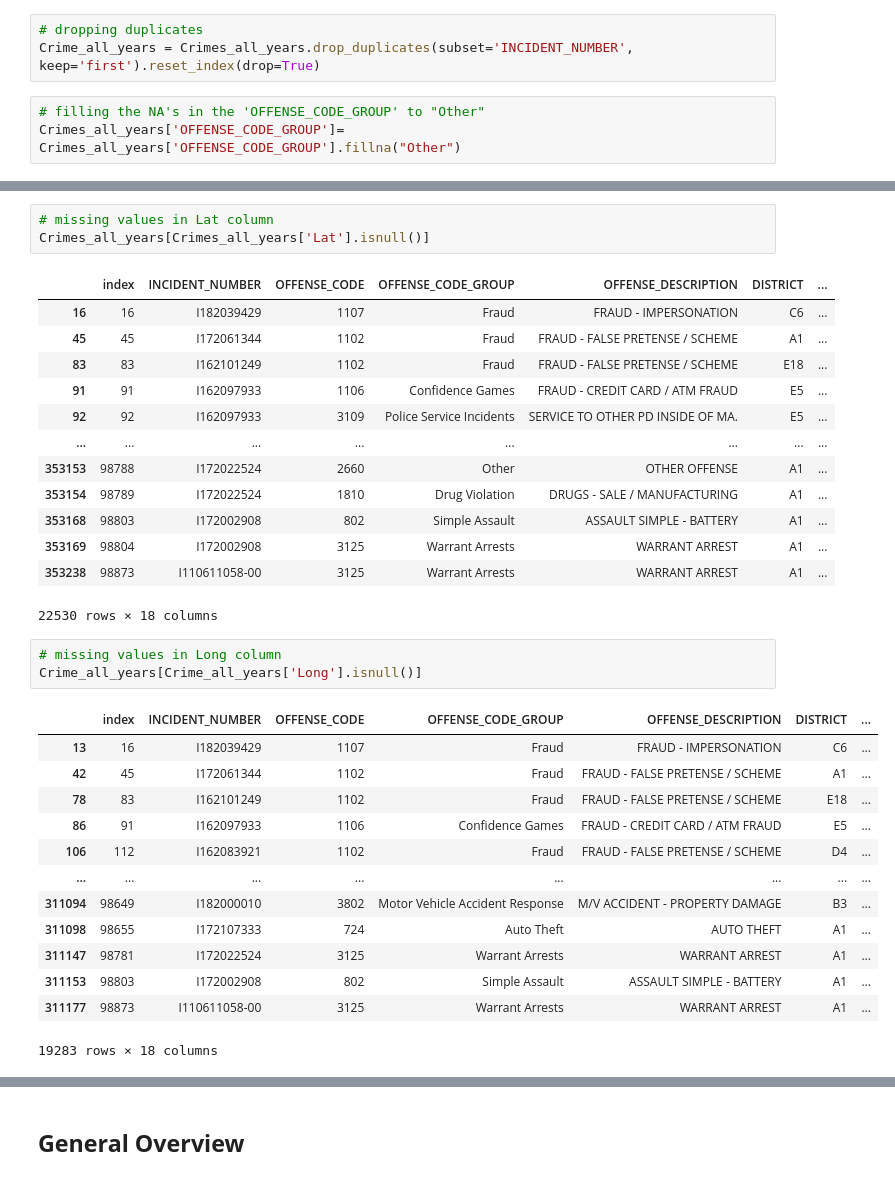
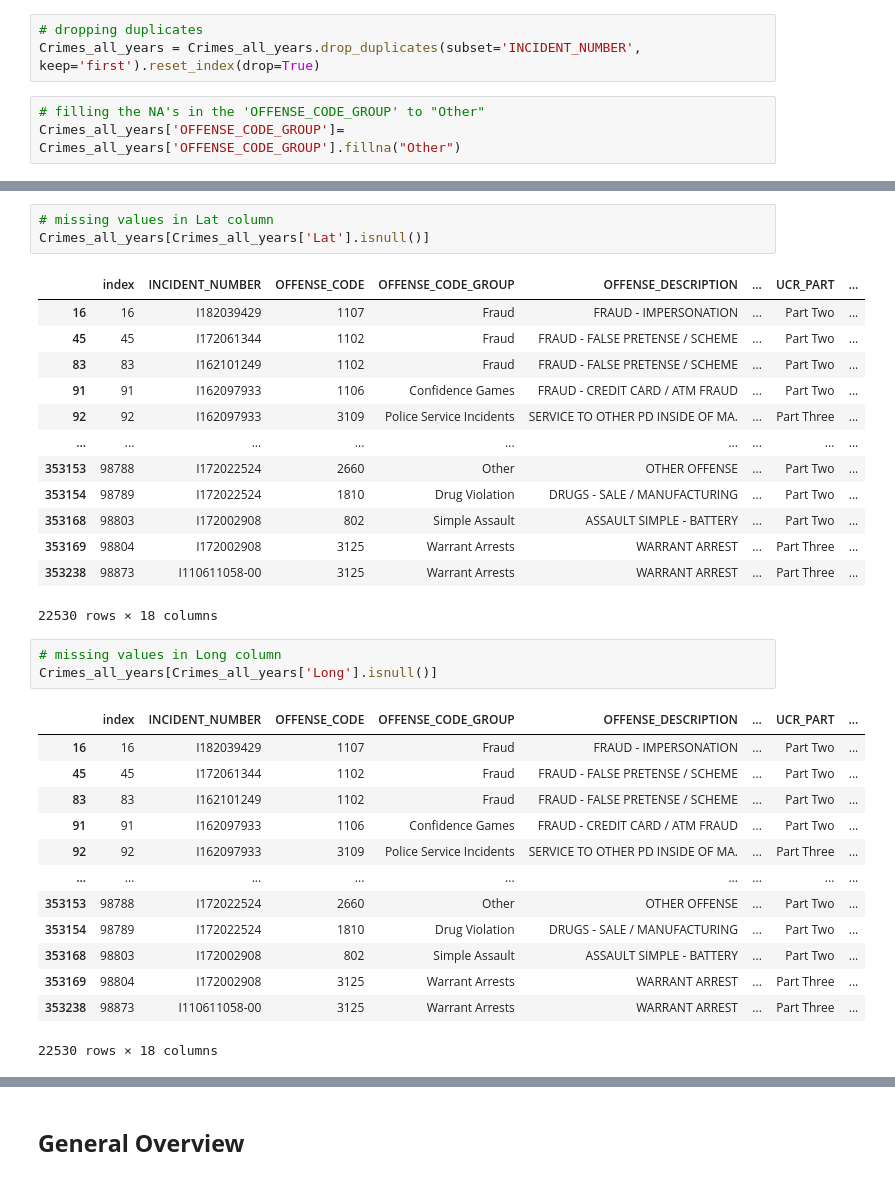
Before and after one commit to AlexVonSchwerdtner/BA780-Team6, a Jupyter notebook: Boston_Crime_Scene_Analytics.ipynb, the cells around one changed output, grey strips where cells are left out. Saved outputs shown, nothing was run; the diff lists cells and outputs as text.

```diff
--- a/Boston_Crime_Scene_Analytics.ipynb
+++ b/Boston_Crime_Scene_Analytics.ipynb
@@ -104,7 +124,7 @@ print(len(Crimes_all_years.drop_duplicates(subset='INCIDENT_NUMBER', keep='first
 452208
 # %%
 # dropping duplicates
-Crime_all_years = Crimes_all_years.drop_duplicates(subset='INCIDENT_NUMBER', keep='first').reset_index(drop=True)
+Crimes_all_years = Crimes_all_years.drop_duplicates(subset='INCIDENT_NUMBER', keep='first').reset_index(drop=True)
 # %%
 # filling the NA's in the 'OFFENSE_CODE_GROUP' to "Other"
 Crimes_all_years['OFFENSE_CODE_GROUP']= Crimes_all_years['OFFENSE_CODE_GROUP'].fillna("Other")
@@ -134,33 +147,33 @@ dtype: int64
 # missing values in Lat column
 Crimes_all_years[Crimes_all_years['Lat'].isnull()]
 # %% [output]
-|  | index | INCIDENT_NUMBER | OFFENSE_CODE | OFFENSE_CODE_GROUP | OFFENSE_DESCRIPTION | DISTRICT | ... |
-| 16 | 16 | I182039429 | 1107 | Fraud | FRAUD - IMPERSONATION | C6 | ... |
-| 45 | 45 | I172061344 | 1102 | Fraud | FRAUD - FALSE PRETENSE / SCHEME | A1 | ... |
-| 83 | 83 | I162101249 | 1102 | Fraud | FRAUD - FALSE PRETENSE / SCHEME | E18 | ... |
-| 91 | 91 | I162097933 | 1106 | Confidence Games | FRAUD - CREDIT CARD / ATM FRAUD | E5 | ... |
-| 92 | 92 | I162097933 | 3109 | Police Service Incidents | SERVICE TO OTHER PD INSIDE OF MA. | E5 | ... |
-| ... | ... | ... | ... | ... | ... | ... | ... |
-| 353153 | 98788 | I172022524 | 2660 | Other | OTHER OFFENSE | A1 | ... |
-| 353154 | 98789 | I172022524 | 1810 | Drug Violation | DRUGS - SALE / MANUFACTURING | A1 | ... |
-| 353168 | 98803 | I172002908 | 802 | Simple Assault | ASSAULT SIMPLE - BATTERY | A1 | ... |
-| 353169 | 98804 | I172002908 | 3125 | Warrant Arrests | WARRANT ARREST | A1 | ... |
-| 353238 | 98873 | I110611058-00 | 3125 | Warrant Arrests | WARRANT ARREST | A1 | ... |
+|  | index | INCIDENT_NUMBER | OFFENSE_CODE | OFFENSE_CODE_GROUP | OFFENSE_DESCRIPTION | ... | UCR_PART | ... |
+| 16 | 16 | I182039429 | 1107 | Fraud | FRAUD - IMPERSONATION | ... | Part Two | ... |
+| 45 | 45 | I172061344 | 1102 | Fraud | FRAUD - FALSE PRETENSE / SCHEME | ... | Part Two | ... |
+| 83 | 83 | I162101249 | 1102 | Fraud | FRAUD - FALSE PRETENSE / SCHEME | ... | Part Two | ... |
+| 91 | 91 | I162097933 | 1106 | Confidence Games | FRAUD - CREDIT CARD / ATM FRAUD | ... | Part Two | ... |
+| 92 | 92 | I162097933 | 3109 | Police Service Incidents | SERVICE TO OTHER PD INSIDE OF MA. | ... | Part Three | ... |
+| ... | ... | ... | ... | ... | ... | ... | ... | ... |
+| 353153 | 98788 | I172022524 | 2660 | Other | OTHER OFFENSE | ... | Part Two | ... |
+| 353154 | 98789 | I172022524 | 1810 | Drug Violation | DRUGS - SALE / MANUFACTURING | ... | Part Two | ... |
+| 353168 | 98803 | I172002908 | 802 | Simple Assault | ASSAULT SIMPLE - BATTERY | ... | Part Two | ... |
+| 353169 | 98804 | I172002908 | 3125 | Warrant Arrests | WARRANT ARREST | ... | Part Three | ... |
+| 353238 | 98873 | I110611058-00 | 3125 | Warrant Arrests | WARRANT ARREST | ... | Part Three | ... |
 22530 rows × 18 columns
 # %%
 # missing values in Long column
-Crime_all_years[Crime_all_years['Long'].isnull()]
+Crimes_all_years[Crimes_all_years['Long'].isnull()]
 # %% [output]
-|  | index | INCIDENT_NUMBER | OFFENSE_CODE | OFFENSE_CODE_GROUP | OFFENSE_DESCRIPTION | DISTRICT | ... |
-| 13 | 16 | I182039429 | 1107 | Fraud | FRAUD - IMPERSONATION | C6 | ... |
-| 42 | 45 | I172061344 | 1102 | Fraud | FRAUD - FALSE PRETENSE / SCHEME | A1 | ... |
-| 78 | 83 | I162101249 | 1102 | Fraud | FRAUD - FALSE PRETENSE / SCHEME | E18 | ... |
-| 86 | 91 | I162097933 | 1106 | Confidence Games | FRAUD - CREDIT CARD / ATM FRAUD | E5 | ... |
-| 106 | 112 | I162083921 | 1102 | Fraud | FRAUD - FALSE PRETENSE / SCHEME | D4 | ... |
-| ... | ... | ... | ... | ... | ... | ... | ... |
-| 311094 | 98649 | I182000010 | 3802 | Motor Vehicle Accident Response | M/V ACCIDENT - PROPERTY DAMAGE | B3 | ... |
-| 311098 | 98655 | I172107333 | 724 | Auto Theft | AUTO THEFT | A1 | ... |
-| 311147 | 98781 | I172022524 | 3125 | Warrant Arrests | WARRANT ARREST | A1 | ... |
-| 311153 | 98803 | I172002908 | 802 | Simple Assault | ASSAULT SIMPLE - BATTERY | A1 | ... |
-| 311177 | 98873 | I110611058-00 | 3125 | Warrant Arrests | WARRANT ARREST | A1 | ... |
+|  | index | INCIDENT_NUMBER | OFFENSE_CODE | OFFENSE_CODE_GROUP | OFFENSE_DESCRIPTION | ... | UCR_PART | ... |
+| 16 | 16 | I182039429 | 1107 | Fraud | FRAUD - IMPERSONATION | ... | Part Two | ... |
+| 45 | 45 | I172061344 | 1102 | Fraud | FRAUD - FALSE PRETENSE / SCHEME | ... | Part Two | ... |
+| 83 | 83 | I162101249 | 1102 | Fraud | FRAUD - FALSE PRETENSE / SCHEME | ... | Part Two | ... |
+| 91 | 91 | I162097933 | 1106 | Confidence Games | FRAUD - CREDIT CARD / ATM FRAUD | ... | Part Two | ... |
+| 92 | 92 | I162097933 | 3109 | Police Service Incidents | SERVICE TO OTHER PD INSIDE OF MA. | ... | Part Three | ... |
+| ... | ... | ... | ... | ... | ... | ... | ... | ... |
+| 353153 | 98788 | I172022524 | 2660 | Other | OTHER OFFENSE | ... | Part Two | ... |
+| 353154 | 98789 | I172022524 | 1810 | Drug Violation | DRUGS - SALE / MANUFACTURING | ... | Part Two | ... |
+| 353168 | 98803 | I172002908 | 802 | Simple Assault | ASSAULT SIMPLE - BATTERY | ... | Part Two | ... |
+| 353169 | 98804 | I172002908 | 3125 | Warrant Arrests | WARRANT ARREST | ... | Part Three | ... |
+| 353238 | 98873 | I110611058-00 | 3125 | Warrant Arrests | WARRANT ARREST | ... | Part Three | ... |
-19283 rows × 18 columns
+22530 rows × 18 columns
```
Also changed, not shown: parts of 28 cells of this notebook.
